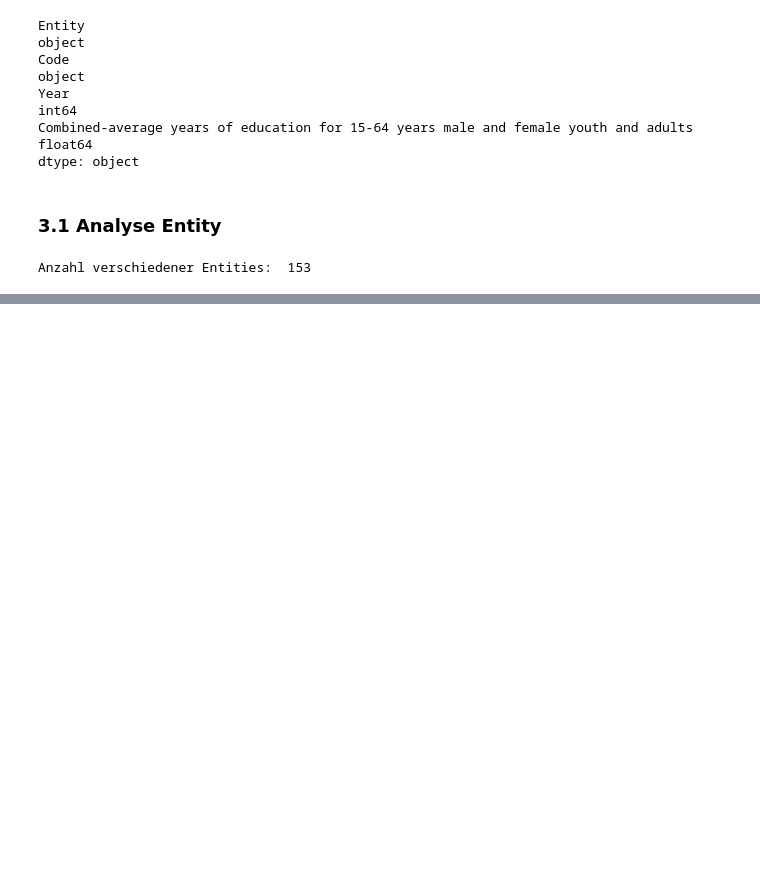
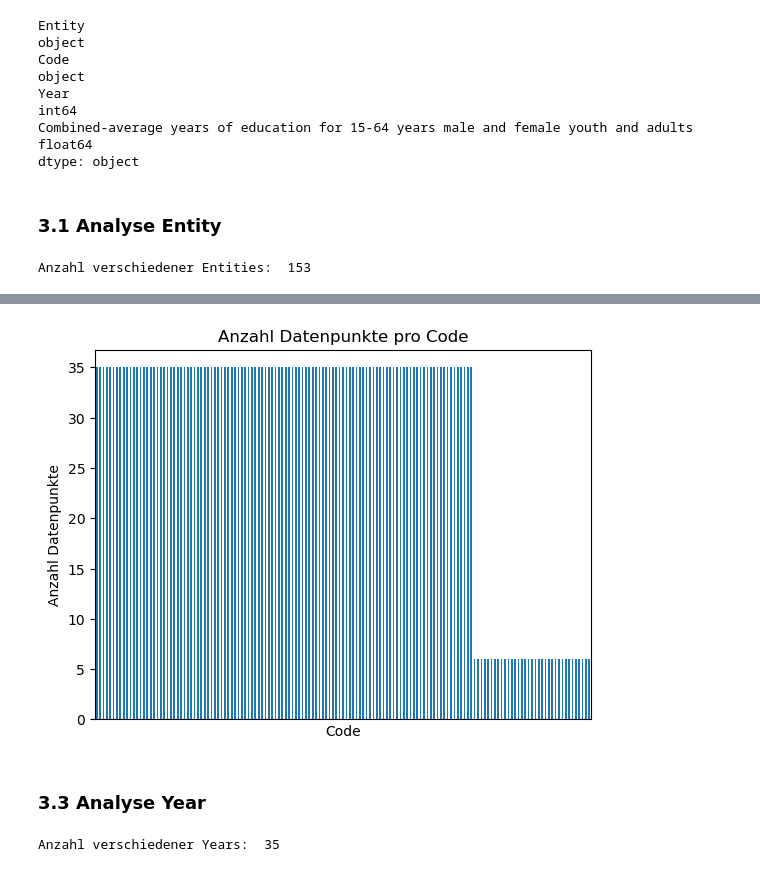
Before and after one commit to GaiaCapoferri/Python-Leistungsnachweis-GDK, a Jupyter notebook: Python Leistungsnachweis.ipynb, the cells around one changed output, grey strips where cells are left out. Saved outputs shown, nothing was run; the diff lists cells and outputs as text; code cells hidden in the pictures; blank space fills up the shorter version.

```diff
--- a/Python Leistungsnachweis.ipynb
+++ b/Python Leistungsnachweis.ipynb
@@ -66,0 +114,10 @@ Anzahl verschiedener Entities:  153
+# %%
+df['Code'].value_counts().plot(kind='bar',xticks=[], ylabel='Anzahl Datenpunkte', title='Anzahl Datenpunkte pro Code');
+# %% [output]
+[figure, added]
+# %% [markdown]
+### 3.3 Analyse Year
+# %%
+print('Anzahl verschiedener Years: ', len(df['Year'].unique()))
+# %% [output]
+Anzahl verschiedener Years:  35
```
Also changed, not shown: parts of 10 cells of this notebook.
